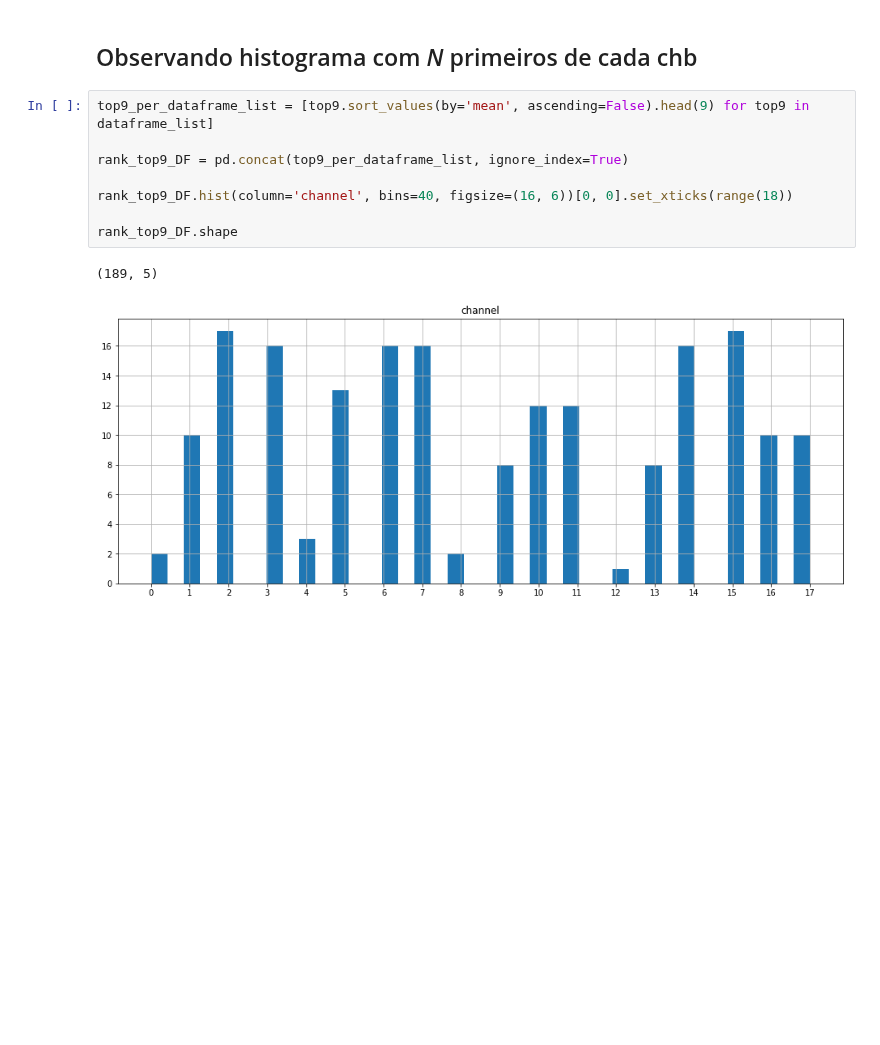
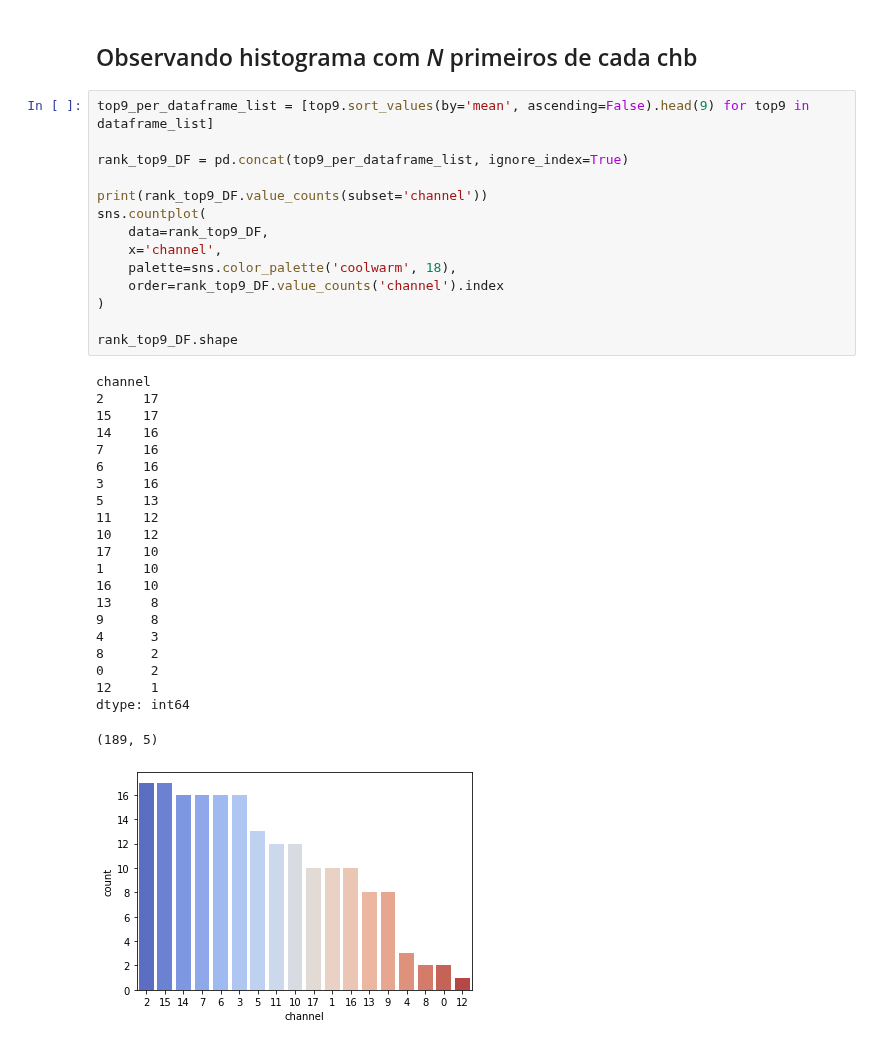
Before and after one commit to newtmagalhaes/Machine-Learning, a Jupyter notebook: ML/f02-chb/02-ranks.ipynb, the cells around one changed output. Cells and saved outputs as stored; diff of their text form; blank space fills up the shorter version.

```diff
--- a/ML/f02-chb/02-ranks.ipynb
+++ b/ML/f02-chb/02-ranks.ipynb
@@ -71,14 +287,40 @@ mean_over_95_percent.shape
 # %%
 top9_per_dataframe_list = [top9.sort_values(by='mean', ascending=False).head(9) for top9 in dataframe_list]
 
 rank_top9_DF = pd.concat(top9_per_dataframe_list, ignore_index=True)
 
-rank_top9_DF.hist(column='channel', bins=40, figsize=(16, 6))[0, 0].set_xticks(range(18))
+print(rank_top9_DF.value_counts(subset='channel'))
+sns.countplot(
+    data=rank_top9_DF,
+    x='channel',
+    palette=sns.color_palette('coolwarm', 18),
+    order=rank_top9_DF.value_counts('channel').index
+)
 
 rank_top9_DF.shape
 # %% [output]
-(189, 5)
+channel
+2     17
+15    17
+14    16
+7     16
+6     16
+3     16
+5     13
+11    12
+10    12
+17    10
+1     10
+16    10
+13     8
+9      8
+4      3
+8      2
+0      2
+12     1
+dtype: int64
+(189, 5)
-[figure, old version]
+[figure, new version]
 # %%
 top6_per_dataframe_list = [top6.sort_values(by='mean', ascending=False).head(6) for top6 in dataframe_list]
 
```
Also changed, not shown: parts of 10 cells of this notebook.
